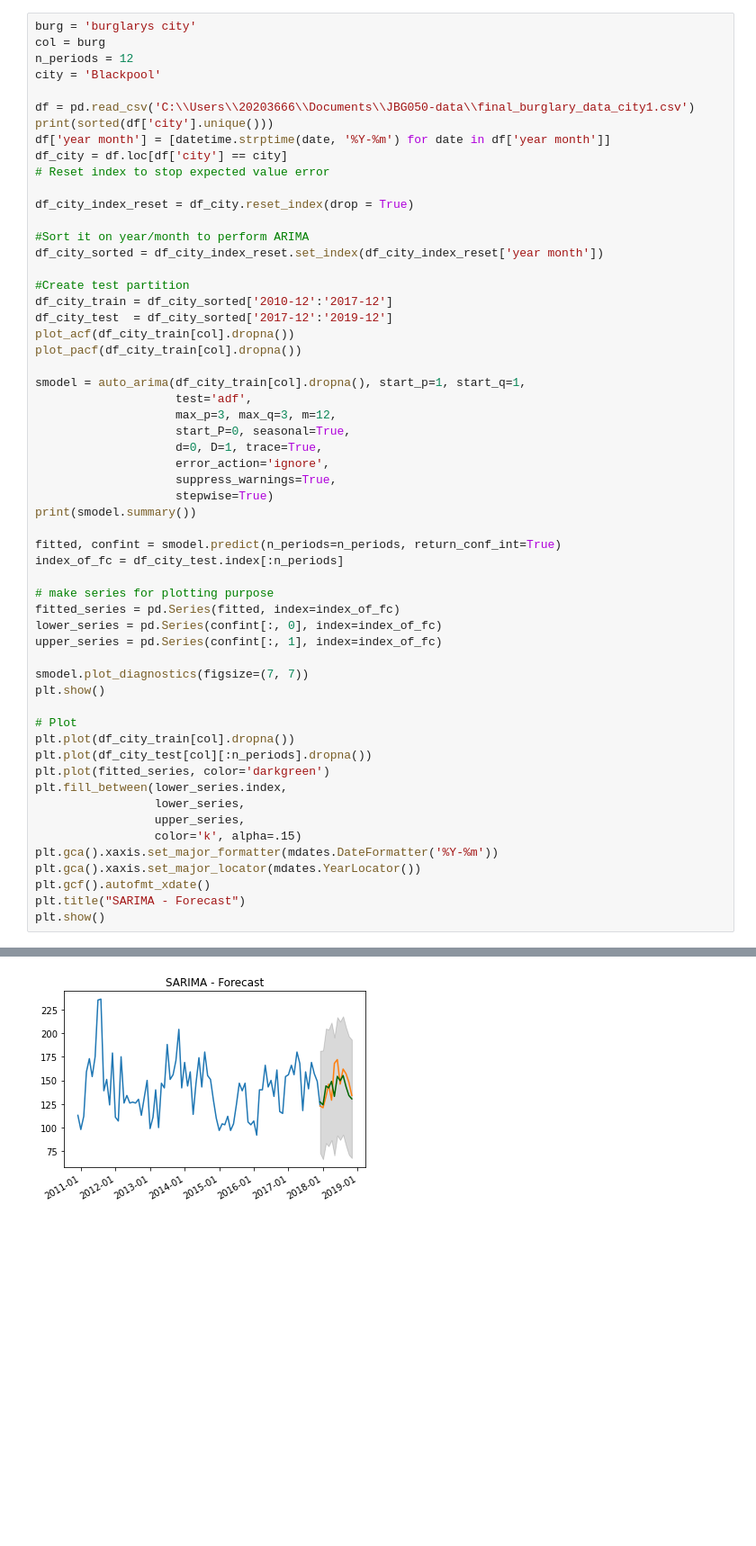
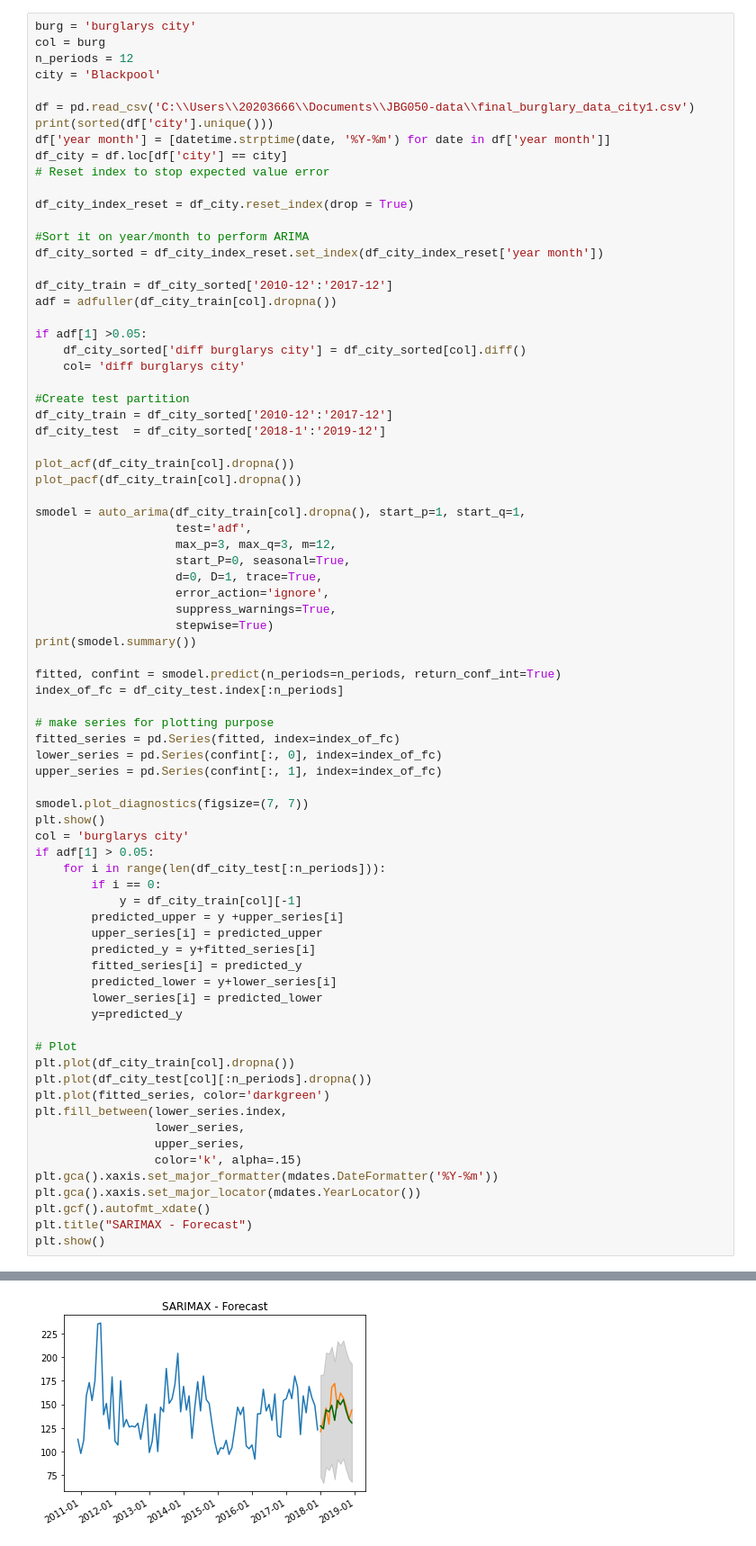
Before and after one commit to S-Diemel/JBG050, a Jupyter notebook: arima_2.ipynb, the cells around one changed output, grey strips where cells are left out. Shown: that part at 90% size. Cells and saved outputs as stored; diff of their text form; blank space fills up the shorter version.

```diff
--- a/arima_2.ipynb
+++ b/arima_2.ipynb
@@ -42,9 +42,17 @@ df_city_index_reset = df_city.reset_index(drop = True)
 #Sort it on year/month to perform ARIMA
 df_city_sorted = df_city_index_reset.set_index(df_city_index_reset['year month'])
 
+df_city_train = df_city_sorted['2010-12':'2017-12']
+adf = adfuller(df_city_train[col].dropna())
+
+if adf[1] >0.05:
+    df_city_sorted['diff burglarys city'] = df_city_sorted[col].diff()
+    col= 'diff burglarys city'
+
 #Create test partition
 df_city_train = df_city_sorted['2010-12':'2017-12']
-df_city_test  = df_city_sorted['2017-12':'2019-12']
+df_city_test  = df_city_sorted['2018-1':'2019-12']
+
 plot_acf(df_city_train[col].dropna())
 plot_pacf(df_city_train[col].dropna())
 
@@ -68,6 +76,18 @@ upper_series = pd.Series(confint[:, 1], index=index_of_fc)
 
 smodel.plot_diagnostics(figsize=(7, 7))
 plt.show()
+col = 'burglarys city'
+if adf[1] > 0.05:
+    for i in range(len(df_city_test[:n_periods])):
+        if i == 0:
+            y = df_city_train[col][-1]
+        predicted_upper = y +upper_series[i]
+        upper_series[i] = predicted_upper
+        predicted_y = y+fitted_series[i]
+        fitted_series[i] = predicted_y
+        predicted_lower = y+lower_series[i]
+        lower_series[i] = predicted_lower
+        y=predicted_y
 
 # Plot
 plt.plot(df_city_train[col].dropna())
@@ -80,7 +100,7 @@ plt.fill_between(lower_series.index,
 plt.gca().xaxis.set_major_formatter(mdates.DateFormatter('%Y-%m'))
 plt.gca().xaxis.set_major_locator(mdates.YearLocator())
 plt.gcf().autofmt_xdate()
-plt.title("SARIMA - Forecast")
+plt.title("SARIMAX - Forecast")
 plt.show()
 # %% [output]
 ['Adur', 'Allerdale', 'Amber Valley', 'Arun', 'Ashfield', 'Ashford', 'Aylesbury Vale', 'Babergh', 'Barking and Dagenham', 'Barnet', 'Barnsley', 'Barrow-in-Furness', 'Basildon', 'Basingstoke and Deane' ...
@@ -98,12 +118,12 @@ Performing stepwise search to minimize aic
 ... (48 lines left out)
 ===================================================================================
 
 Warnings:
 [1] Covariance matrix calculated using the outer product of gradients (complex-step).
 [figure]
 [figure]
 [figure]
-[figure, old version]
+[figure, new version]
 # %%
 print('MAE:', mean_absolute_error(df_city_test[col][:n_periods].dropna(), fitted_series))
 print("R2:", r2_score(df_city_test[col][:n_periods].dropna(), fitted_series))
```
Also changed, not shown: parts of 9 cells of this notebook.
